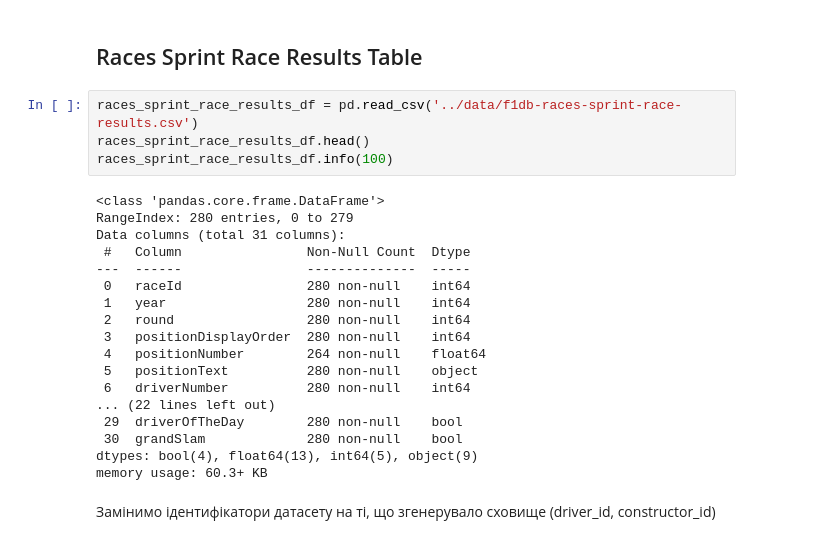
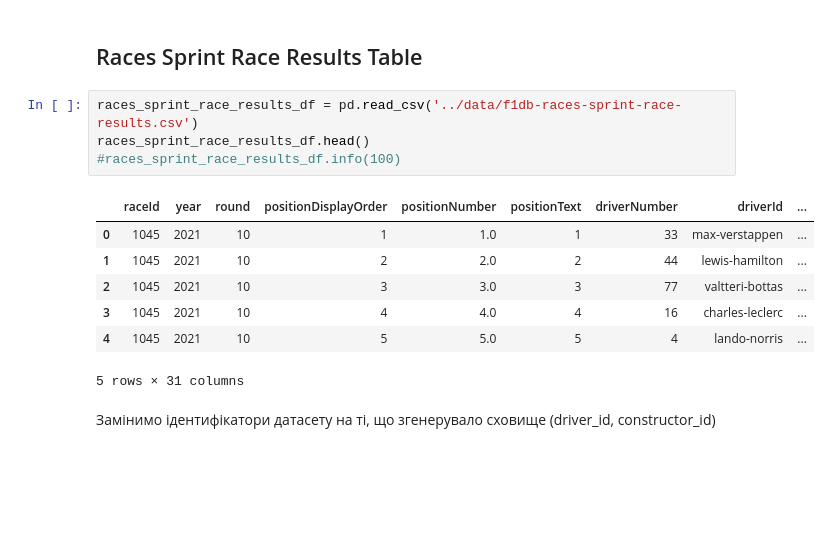
Before and after one commit to zagrebelnio/F1-Championship-Data-Analysis, a Jupyter notebook: storage/scripts/fact_tables.ipynb, the cells around one changed output. Drawn from its saved outputs; the diff is of its cells as text; blank space fills up the shorter version.

```diff
--- a/storage/scripts/fact_tables.ipynb
+++ b/storage/scripts/fact_tables.ipynb
@@ -360,25 +329,15 @@ insert_data(races_sprint_qualifying_results_df, 'races_sprint_qualifying_results
 # %%
 races_sprint_race_results_df = pd.read_csv('../data/f1db-races-sprint-race-results.csv')
 races_sprint_race_results_df.head()
-races_sprint_race_results_df.info(100)
+#races_sprint_race_results_df.info(100)
 # %% [output]
+|  | raceId | year | round | positionDisplayOrder | positionNumber | positionText | driverNumber | driverId | ... |
+| 0 | 1045 | 2021 | 10 | 1 | 1.0 | 1 | 33 | max-verstappen | ... |
+| 1 | 1045 | 2021 | 10 | 2 | 2.0 | 2 | 44 | lewis-hamilton | ... |
+| 2 | 1045 | 2021 | 10 | 3 | 3.0 | 3 | 77 | valtteri-bottas | ... |
+| 3 | 1045 | 2021 | 10 | 4 | 4.0 | 4 | 16 | charles-leclerc | ... |
+| 4 | 1045 | 2021 | 10 | 5 | 5.0 | 5 | 4 | lando-norris | ... |
-<class 'pandas.core.frame.DataFrame'>
-RangeIndex: 280 entries, 0 to 279
-Data columns (total 31 columns):
- #   Column                Non-Null Count  Dtype
----  ------                --------------  -----
- 0   raceId                280 non-null    int64
- 1   year                  280 non-null    int64
- 2   round                 280 non-null    int64
- 3   positionDisplayOrder  280 non-null    int64
- 4   positionNumber        264 non-null    float64
- 5   positionText          280 non-null    object
- 6   driverNumber          280 non-null    int64
-... (22 lines left out)
- 29  driverOfTheDay        280 non-null    bool
- 30  grandSlam             280 non-null    bool
-dtypes: bool(4), float64(13), int64(5), object(9)
-memory usage: 60.3+ KB
+5 rows × 31 columns
 # %% [markdown]
 Замінимо ідентифікатори датасету на ті, що згенерувало сховище (driver_id, constructor_id)
 # %%
```
Also changed, not shown: parts of 19 cells of this notebook, 1 other file.
